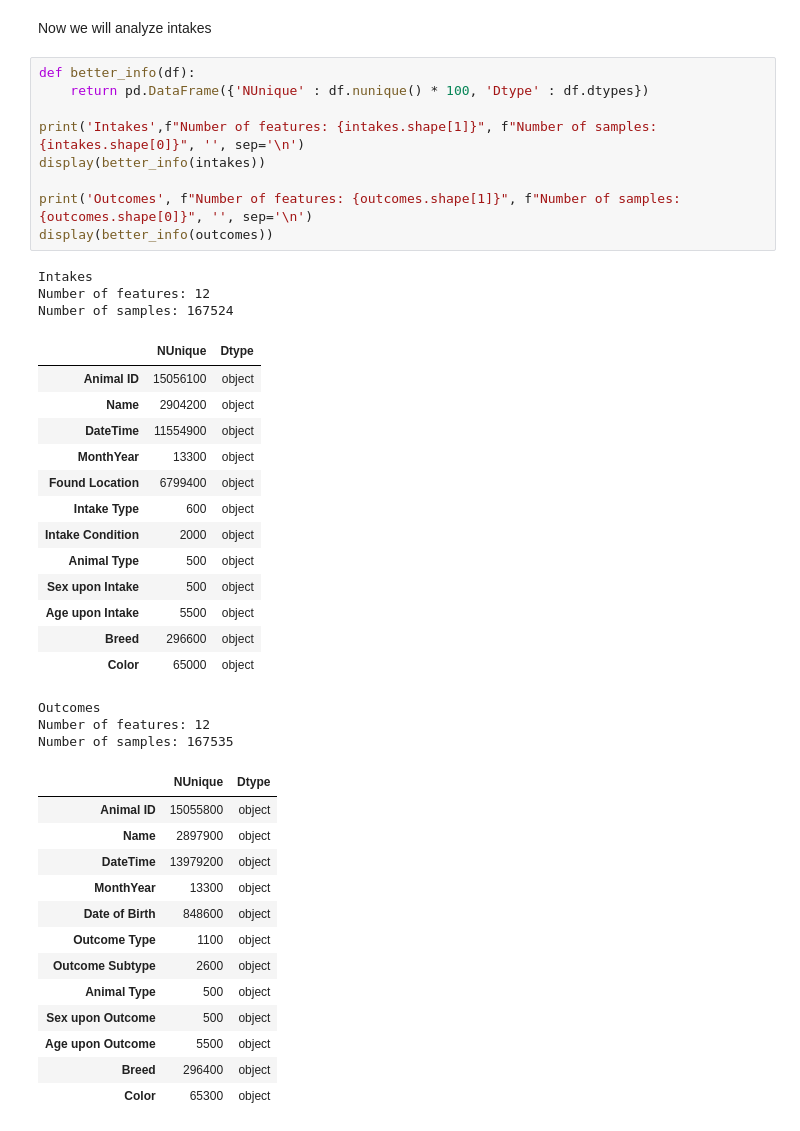
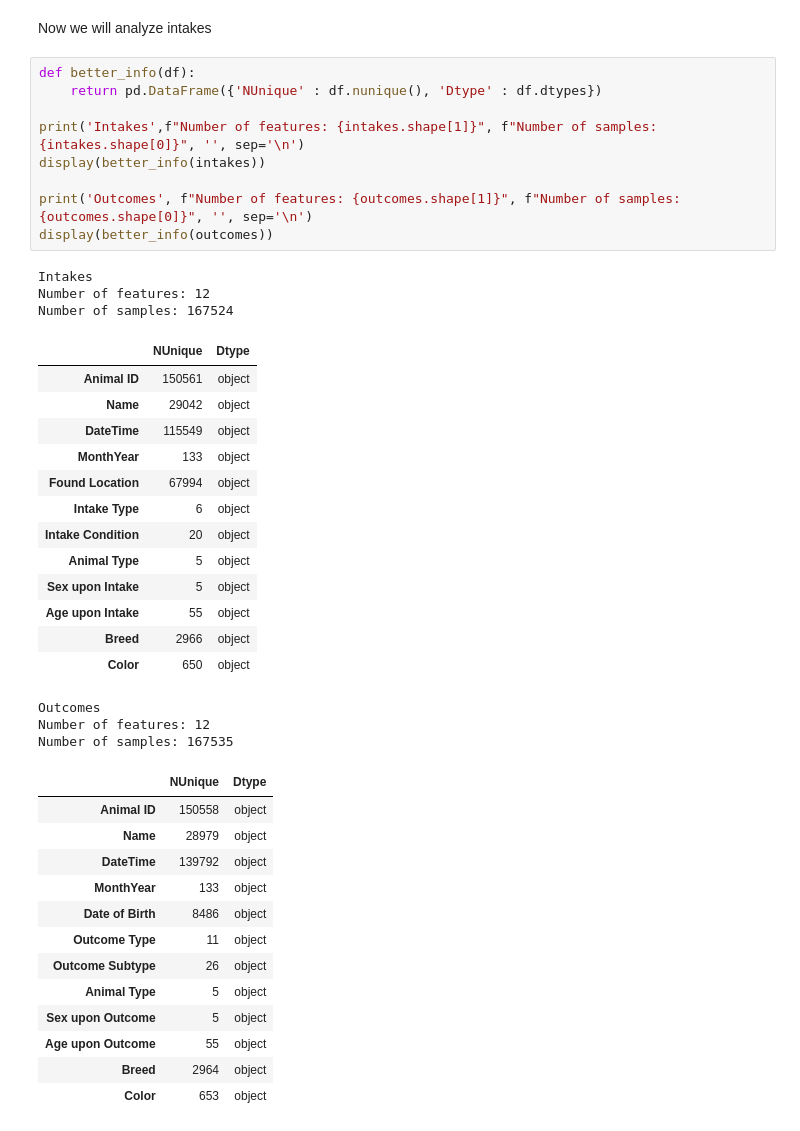
Before and after one commit to ZhigaMason/University, a Jupyter notebook: 01/assignment01.ipynb, the cells around one changed output. Saved outputs shown, nothing was run; the diff lists cells and outputs as text.

```diff
--- a/01/assignment01.ipynb
+++ b/01/assignment01.ipynb
@@ -106,46 +106,46 @@ Duplicated outcomes:  24
 Now we will analyze intakes
 # %%
 def better_info(df):
-    return pd.DataFrame({'NUnique' : df.nunique() * 100, 'Dtype' : df.dtypes})
+    return pd.DataFrame({'NUnique' : df.nunique(), 'Dtype' : df.dtypes})
 
 print('Intakes',f"Number of features: {intakes.shape[1]}", f"Number of samples: {intakes.shape[0]}", '', sep='\n')
 display(better_info(intakes))
 
 print('Outcomes', f"Number of features: {outcomes.shape[1]}", f"Number of samples: {outcomes.shape[0]}", '', sep='\n')
 display(better_info(outcomes))
 # %% [output]
 Intakes
 Number of features: 12
 Number of samples: 167524
 |  | NUnique | Dtype |
-| Animal ID | 15056100 | object |
-| Name | 2904200 | object |
-| DateTime | 11554900 | object |
-| MonthYear | 13300 | object |
-| Found Location | 6799400 | object |
-| Intake Type | 600 | object |
-| Intake Condition | 2000 | object |
-| Animal Type | 500 | object |
-| Sex upon Intake | 500 | object |
-| Age upon Intake | 5500 | object |
-| Breed | 296600 | object |
-| Color | 65000 | object |
+| Animal ID | 150561 | object |
+| Name | 29042 | object |
+| DateTime | 115549 | object |
+| MonthYear | 133 | object |
+| Found Location | 67994 | object |
+| Intake Type | 6 | object |
+| Intake Condition | 20 | object |
+| Animal Type | 5 | object |
+| Sex upon Intake | 5 | object |
+| Age upon Intake | 55 | object |
+| Breed | 2966 | object |
+| Color | 650 | object |
 Outcomes
 Number of features: 12
 Number of samples: 167535
 |  | NUnique | Dtype |
-| Animal ID | 15055800 | object |
-| Name | 2897900 | object |
-| DateTime | 13979200 | object |
-| MonthYear | 13300 | object |
-| Date of Birth | 848600 | object |
-| Outcome Type | 1100 | object |
-| Outcome Subtype | 2600 | object |
-| Animal Type | 500 | object |
-| Sex upon Outcome | 500 | object |
-| Age upon Outcome | 5500 | object |
-| Breed | 296400 | object |
-| Color | 65300 | object |
+| Animal ID | 150558 | object |
+| Name | 28979 | object |
+| DateTime | 139792 | object |
+| MonthYear | 133 | object |
+| Date of Birth | 8486 | object |
+| Outcome Type | 11 | object |
+| Outcome Subtype | 26 | object |
+| Animal Type | 5 | object |
+| Sex upon Outcome | 5 | object |
+| Age upon Outcome | 55 | object |
+| Breed | 2964 | object |
+| Color | 653 | object |
 # %% [markdown]
 ### Extracting features
 
```
Also changed, not shown: parts of 16 cells of this notebook.
